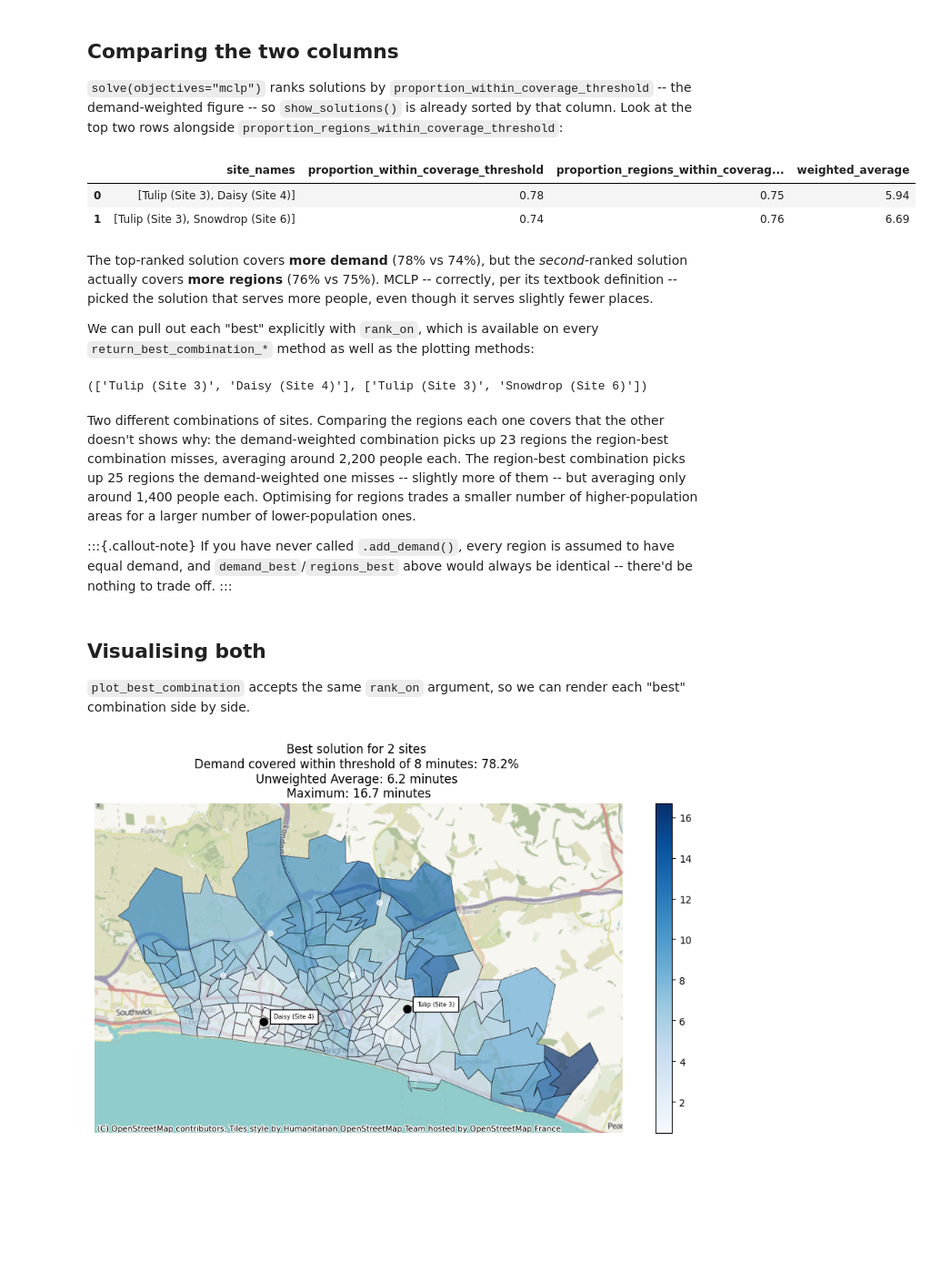
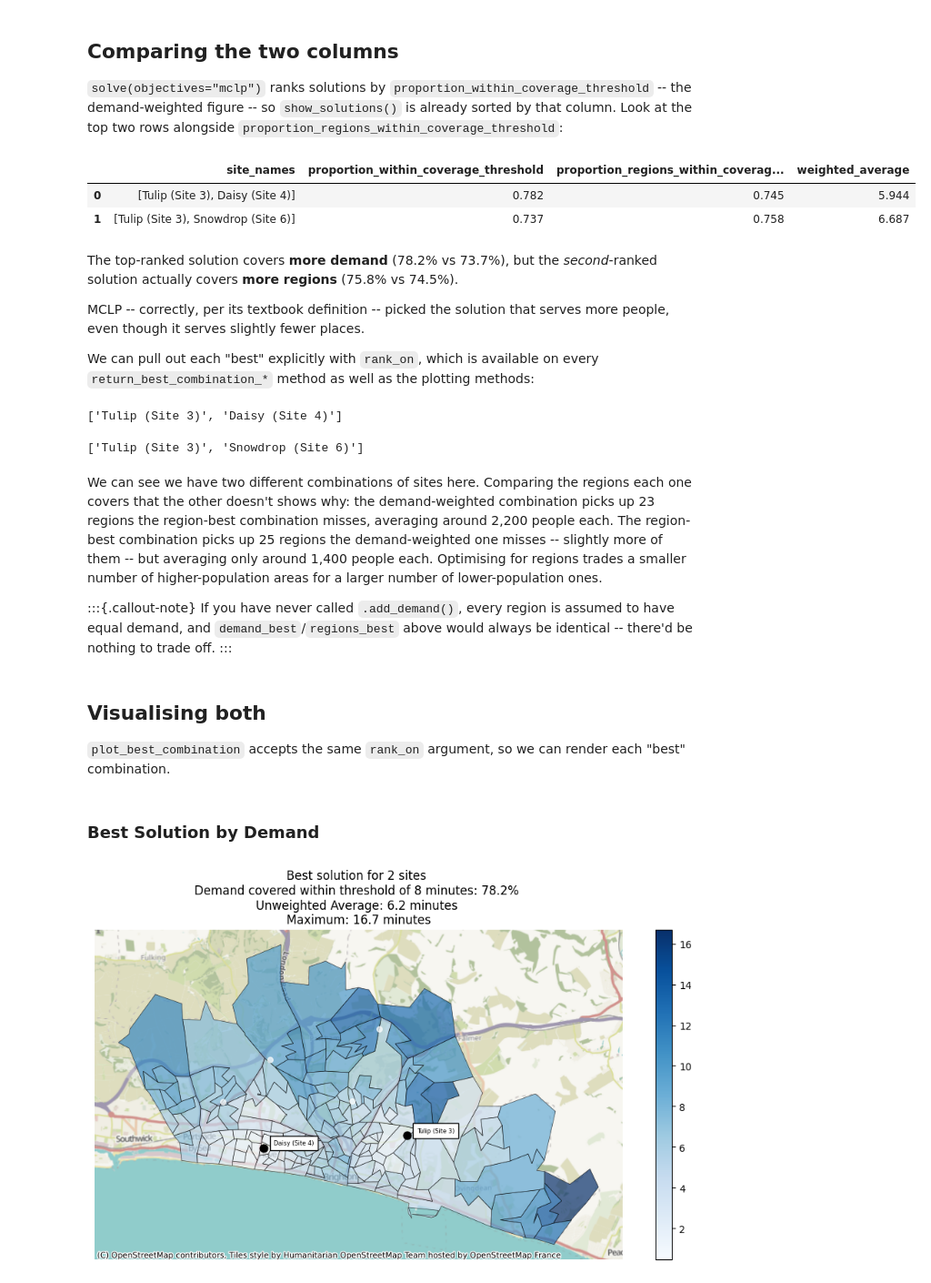
Before and after one commit to hsma-tools/lokigi, a Jupyter notebook: examples/location/coverage_metrics/index.ipynb, the cells around one changed output. Shown at 91% size. Cells and saved outputs as stored; diff of their text form; code cells hidden in the pictures; blank space fills up the shorter version.

Commit message:
fix(docs:examples): Tweak coverage metric examples
Changes to wording, add demand plots

```diff
--- a/examples/location/coverage_metrics/index.ipynb
+++ b/examples/location/coverage_metrics/index.ipynb
@@ -60,33 +60,40 @@ solutions = problem.solve(
 
 `solve(objectives="mclp")` ranks solutions by `proportion_within_coverage_threshold` -- the demand-weighted figure -- so `show_solutions()` is already sorted by that column. Look at the top two rows alongside `proportion_regions_within_coverage_threshold`:
 # %%
-solutions.show_solutions()[[
+solutions.show_solutions(rounding=3)[[
     "site_names",
     "proportion_within_coverage_threshold",
     "proportion_regions_within_coverage_threshold",
     "weighted_average",
     ]].head(2)
 # %% [output]
 |  | site_names | proportion_within_coverage_threshold | proportion_regions_within_coverag... | weighted_average |
-| 0 | [Tulip (Site 3), Daisy (Site 4)] | 0.78 | 0.75 | 5.94 |
-| 1 | [Tulip (Site 3), Snowdrop (Site 6)] | 0.74 | 0.76 | 6.69 |
+| 0 | [Tulip (Site 3), Daisy (Site 4)] | 0.782 | 0.745 | 5.944 |
+| 1 | [Tulip (Site 3), Snowdrop (Site 6)] | 0.737 | 0.758 | 6.687 |
 # %% [markdown]
-The top-ranked solution covers **more demand** (78% vs 74%), but the *second*-ranked solution actually covers **more regions** (76% vs 75%). MCLP -- correctly, per its textbook definition -- picked the solution that serves more people, even though it serves slightly fewer places.
+The top-ranked solution covers **more demand** (78.2% vs 73.7%), but the *second*-ranked solution actually covers **more regions** (75.8% vs 74.5%).
+
+MCLP -- correctly, per its textbook definition -- picked the solution that serves more people, even though it serves slightly fewer places.
 
 We can pull out each "best" explicitly with `rank_on`, which is available on every `return_best_combination_*` method as well as the plotting methods:
 # %%
 demand_best = solutions.return_best_combination_site_names(
     rank_on="proportion_within_coverage_threshold"
     )
-regions_best = solutions.return_best_combination_site_names(
-    rank_on="proportion_regions_within_coverage_threshold"
-    )
 
-demand_best, regions_best
+demand_best
 # %% [output]
-(['Tulip (Site 3)', 'Daisy (Site 4)'], ['Tulip (Site 3)', 'Snowdrop (Site 6)'])
+['Tulip (Site 3)', 'Daisy (Site 4)']
+# %%
+regions_best = solutions.return_best_combination_site_names(
+    rank_on="proportion_regions_within_coverage_threshold"
+    )
+
+regions_best
+# %% [output]
+['Tulip (Site 3)', 'Snowdrop (Site 6)']
 # %% [markdown]
-Two different combinations of sites. Comparing the regions each one covers that the other doesn't shows why: the demand-weighted combination picks up 23 regions the region-best combination misses, averaging around 2,200 people each. The region-best combination picks up 25 regions the demand-weighted one misses -- slightly more of them -- but averaging only around 1,400 people each. Optimising for regions trades a smaller number of higher-population areas for a larger number of lower-population ones.
+We can see we have two different combinations of sites here. Comparing the regions each one covers that the other doesn't shows why: the demand-weighted combination picks up 23 regions the region-best combination misses, averaging around 2,200 people each. The region-best combination picks up 25 regions the demand-weighted one misses -- slightly more of them -- but averaging only around 1,400 people each. Optimising for regions trades a smaller number of higher-population areas for a larger number of lower-population ones.
 
 :::{.callout-note}
 If you have never called `.add_demand()`, every region is assumed to have equal demand, and `demand_best`/`regions_best` above would always be identical -- there'd be nothing to trade off.
@@ -94,7 +101,9 @@ If you have never called `.add_demand()`, every region is assumed to have equal
 # %% [markdown]
 ## Visualising both
 
-`plot_best_combination` accepts the same `rank_on` argument, so we can render each "best" combination side by side.
+`plot_best_combination` accepts the same `rank_on` argument, so we can render each "best" combination.
+# %% [markdown]
+### Best Solution by Demand
 # %%
 solutions.plot_best_combination(
     rank_on="proportion_within_coverage_threshold",
```
Also changed, not shown: parts of 7 cells of this notebook.
